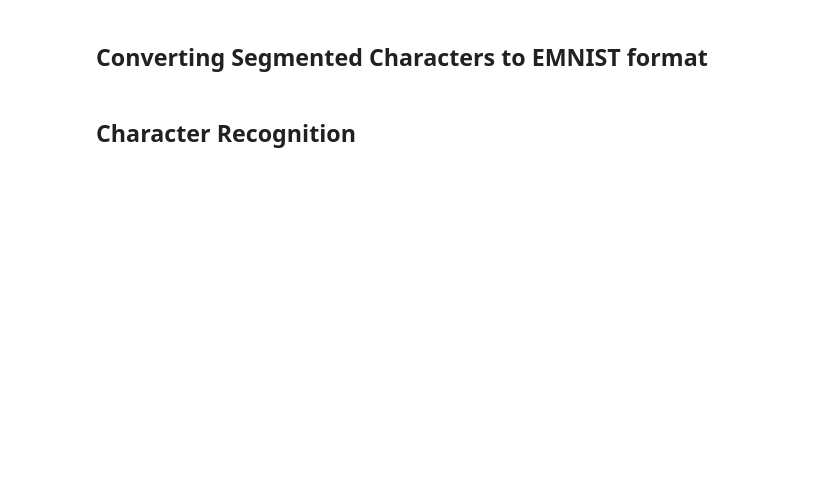
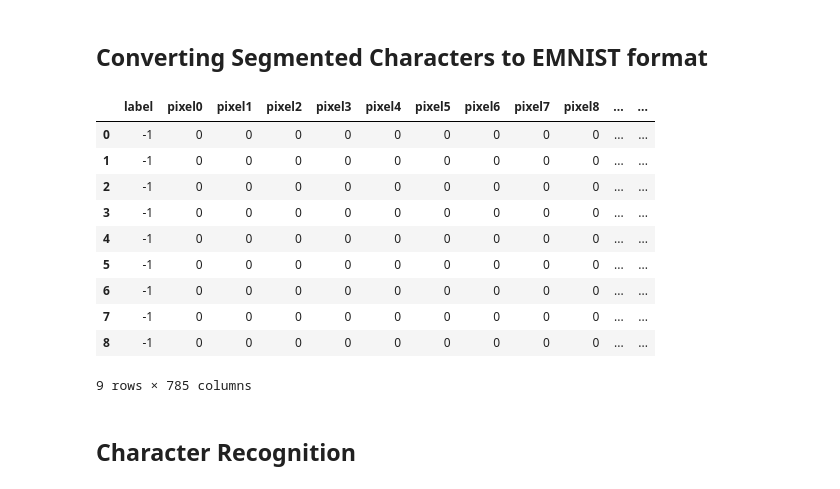
Before and after one commit to OlehOnyshchak/OCR, a Jupyter notebook: Main.ipynb, the cells around one changed output. Drawn from its saved outputs; the diff is of its cells as text; code cells hidden in the pictures; blank space fills up the shorter version.

```diff
--- a/Main.ipynb
+++ b/Main.ipynb
@@ -56,6 +84,21 @@ for f in files:
     print(csv, file=f_test)
 
 f_test.close()
+# %%
+test_df = pd.read_csv('test.csv')
+test_df
+# %% [output]
+|  | label | pixel0 | pixel1 | pixel2 | pixel3 | pixel4 | pixel5 | pixel6 | pixel7 | pixel8 | ... | ... |
+| 0 | -1 | 0 | 0 | 0 | 0 | 0 | 0 | 0 | 0 | 0 | ... | ... |
+| 1 | -1 | 0 | 0 | 0 | 0 | 0 | 0 | 0 | 0 | 0 | ... | ... |
+| 2 | -1 | 0 | 0 | 0 | 0 | 0 | 0 | 0 | 0 | 0 | ... | ... |
+| 3 | -1 | 0 | 0 | 0 | 0 | 0 | 0 | 0 | 0 | 0 | ... | ... |
+| 4 | -1 | 0 | 0 | 0 | 0 | 0 | 0 | 0 | 0 | 0 | ... | ... |
+| 5 | -1 | 0 | 0 | 0 | 0 | 0 | 0 | 0 | 0 | 0 | ... | ... |
+| 6 | -1 | 0 | 0 | 0 | 0 | 0 | 0 | 0 | 0 | 0 | ... | ... |
+| 7 | -1 | 0 | 0 | 0 | 0 | 0 | 0 | 0 | 0 | 0 | ... | ... |
+| 8 | -1 | 0 | 0 | 0 | 0 | 0 | 0 | 0 | 0 | 0 | ... | ... |
+9 rows × 785 columns
 # %% [markdown]
 ## Character Recognition
 # %%
```
Also changed, not shown: parts of 9 cells of this notebook.
